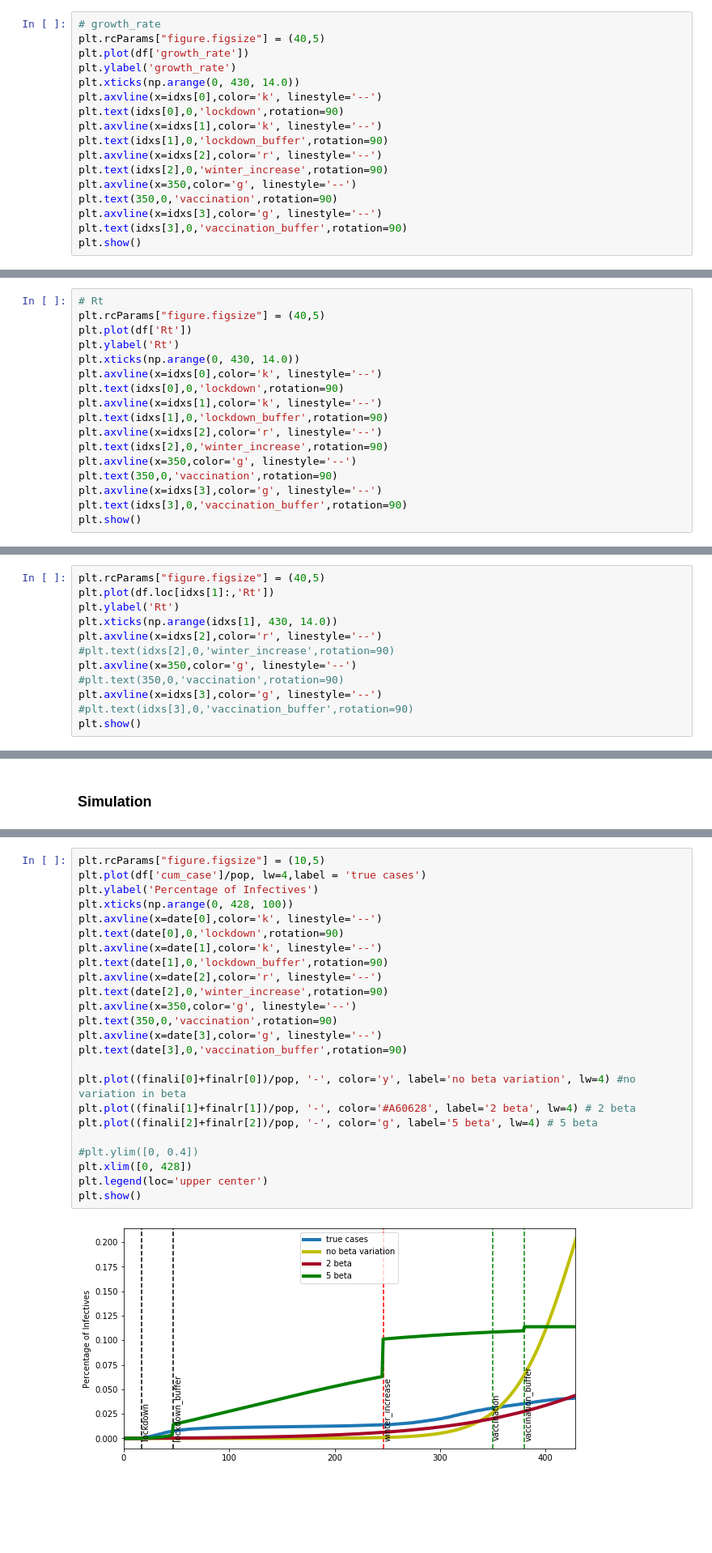
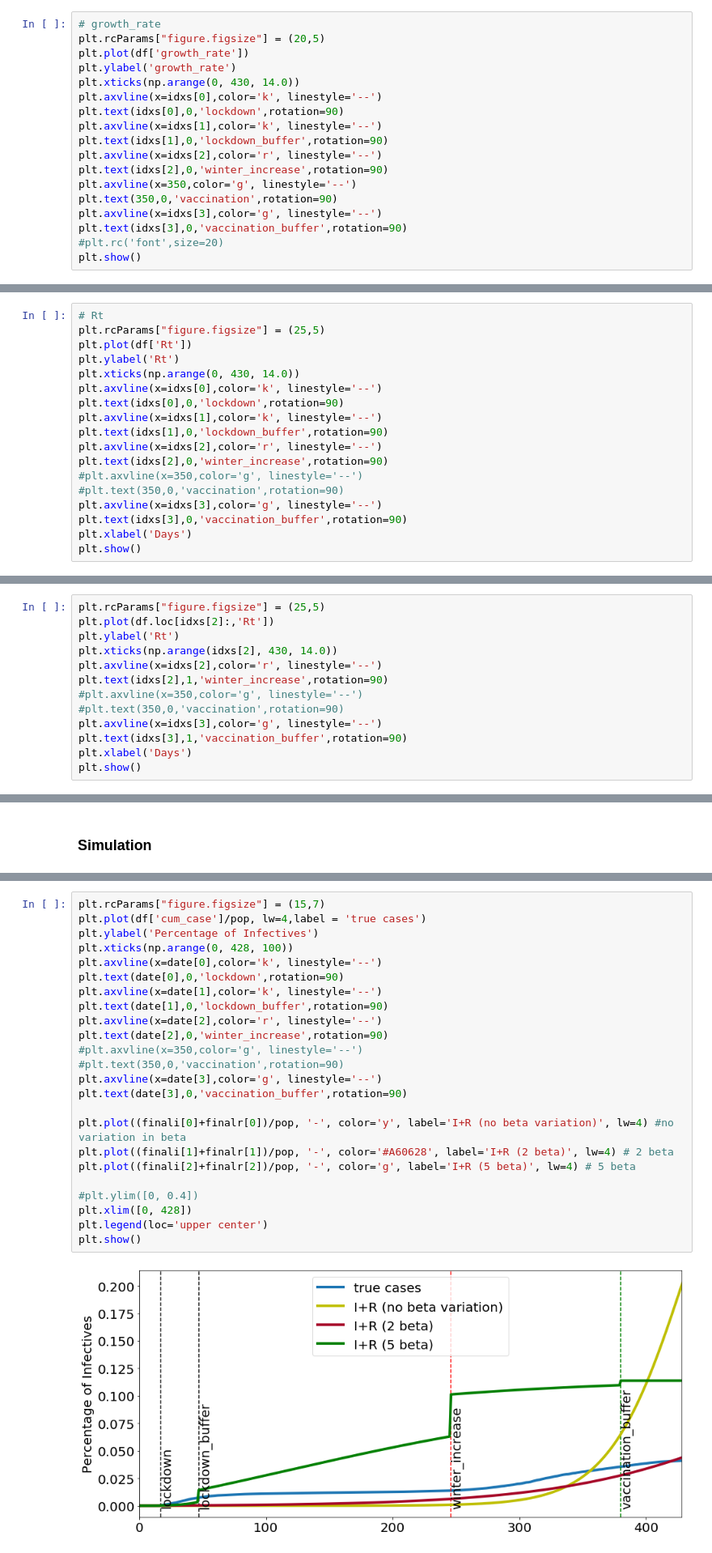
Before and after one commit to tc2992/AdvPython_Project, a Jupyter notebook: SEIR_VaryingBeta_TC.ipynb, the cells around one changed output, grey strips where cells are left out. Shown at 81% size. Drawn from its saved outputs; the diff is of its cells as text; blank space fills up the shorter version.

```diff
--- a/SEIR_VaryingBeta_TC.ipynb
+++ b/SEIR_VaryingBeta_TC.ipynb
@@ -20,7 +20,7 @@ vaccination_buffer=30
 idxs=[17,17+lockdown_buffer,246,350+vaccination_buffer]
 # %%
 # growth_rate
-plt.rcParams["figure.figsize"] = (40,5)
+plt.rcParams["figure.figsize"] = (20,5)
 plt.plot(df['growth_rate'])
 plt.ylabel('growth_rate')
 plt.xticks(np.arange(0, 430, 14.0))
@@ -34,5 +34,6 @@ plt.axvline(x=350,color='g', linestyle='--')
 plt.text(350,0,'vaccination',rotation=90)
 plt.axvline(x=idxs[3],color='g', linestyle='--')
 plt.text(idxs[3],0,'vaccination_buffer',rotation=90)
+#plt.rc('font',size=20)
 plt.show()
 # %% [output]
@@ -40,6 +41,6 @@ plt.show()
 # %%
 # Rt
-plt.rcParams["figure.figsize"] = (40,5)
+plt.rcParams["figure.figsize"] = (25,5)
 plt.plot(df['Rt'])
 plt.ylabel('Rt')
 plt.xticks(np.arange(0, 430, 14.0))
@@ -49,9 +50,10 @@ plt.axvline(x=idxs[1],color='k', linestyle='--')
 plt.text(idxs[1],0,'lockdown_buffer',rotation=90)
 plt.axvline(x=idxs[2],color='r', linestyle='--')
 plt.text(idxs[2],0,'winter_increase',rotation=90)
-plt.axvline(x=350,color='g', linestyle='--')
-plt.text(350,0,'vaccination',rotation=90)
+#plt.axvline(x=350,color='g', linestyle='--')
+#plt.text(350,0,'vaccination',rotation=90)
 plt.axvline(x=idxs[3],color='g', linestyle='--')
 plt.text(idxs[3],0,'vaccination_buffer',rotation=90)
+plt.xlabel('Days')
 plt.show()
 # %% [output]
@@ -59,13 +61,14 @@ plt.show()
 # %%
-plt.rcParams["figure.figsize"] = (40,5)
-plt.plot(df.loc[idxs[1]:,'Rt'])
+plt.rcParams["figure.figsize"] = (25,5)
+plt.plot(df.loc[idxs[2]:,'Rt'])
 plt.ylabel('Rt')
-plt.xticks(np.arange(idxs[1], 430, 14.0))
+plt.xticks(np.arange(idxs[2], 430, 14.0))
 plt.axvline(x=idxs[2],color='r', linestyle='--')
-#plt.text(idxs[2],0,'winter_increase',rotation=90)
-plt.axvline(x=350,color='g', linestyle='--')
+plt.text(idxs[2],1,'winter_increase',rotation=90)
+#plt.axvline(x=350,color='g', linestyle='--')
 #plt.text(350,0,'vaccination',rotation=90)
 plt.axvline(x=idxs[3],color='g', linestyle='--')
-#plt.text(idxs[3],0,'vaccination_buffer',rotation=90)
+plt.text(idxs[3],1,'vaccination_buffer',rotation=90)
+plt.xlabel('Days')
 plt.show()
 # %% [output]
@@ -160,28 +163,28 @@ inferred beta from real data is: 0.1541
 inferred beta from real data is: 0.1581
 inferred beta from real data is: 0.1538
 # %%
-plt.rcParams["figure.figsize"] = (10,5)
+plt.rcParams["figure.figsize"] = (15,7)
 plt.plot(df['cum_case']/pop, lw=4,label = 'true cases')
 plt.ylabel('Percentage of Infectives')
 plt.xticks(np.arange(0, 428, 100))
 plt.axvline(x=date[0],color='k', linestyle='--')
 plt.text(date[0],0,'lockdown',rotation=90)
 plt.axvline(x=date[1],color='k', linestyle='--')
 plt.text(date[1],0,'lockdown_buffer',rotation=90)
 plt.axvline(x=date[2],color='r', linestyle='--')
 plt.text(date[2],0,'winter_increase',rotation=90)
-plt.axvline(x=350,color='g', linestyle='--')
-plt.text(350,0,'vaccination',rotation=90)
+#plt.axvline(x=350,color='g', linestyle='--')
+#plt.text(350,0,'vaccination',rotation=90)
 plt.axvline(x=date[3],color='g', linestyle='--')
 plt.text(date[3],0,'vaccination_buffer',rotation=90)
 
-plt.plot((finali[0]+finalr[0])/pop, '-', color='y', label='no beta variation', lw=4) #no variation in beta
-plt.plot((finali[1]+finalr[1])/pop, '-', color='#A60628', label='2 beta', lw=4) # 2 beta
-plt.plot((finali[2]+finalr[2])/pop, '-', color='g', label='5 beta', lw=4) # 5 beta
+plt.plot((finali[0]+finalr[0])/pop, '-', color='y', label='I+R (no beta variation)', lw=4) #no variation in beta
+plt.plot((finali[1]+finalr[1])/pop, '-', color='#A60628', label='I+R (2 beta)', lw=4) # 2 beta
+plt.plot((finali[2]+finalr[2])/pop, '-', color='g', label='I+R (5 beta)', lw=4) # 5 beta
 
 #plt.ylim([0, 0.4])
 plt.xlim([0, 428])
 plt.legend(loc='upper center')
 plt.show()
 # %% [output]
-[figure, old version]
+[figure, new version]
```
Also changed, not shown: parts of 3 cells of this notebook.
